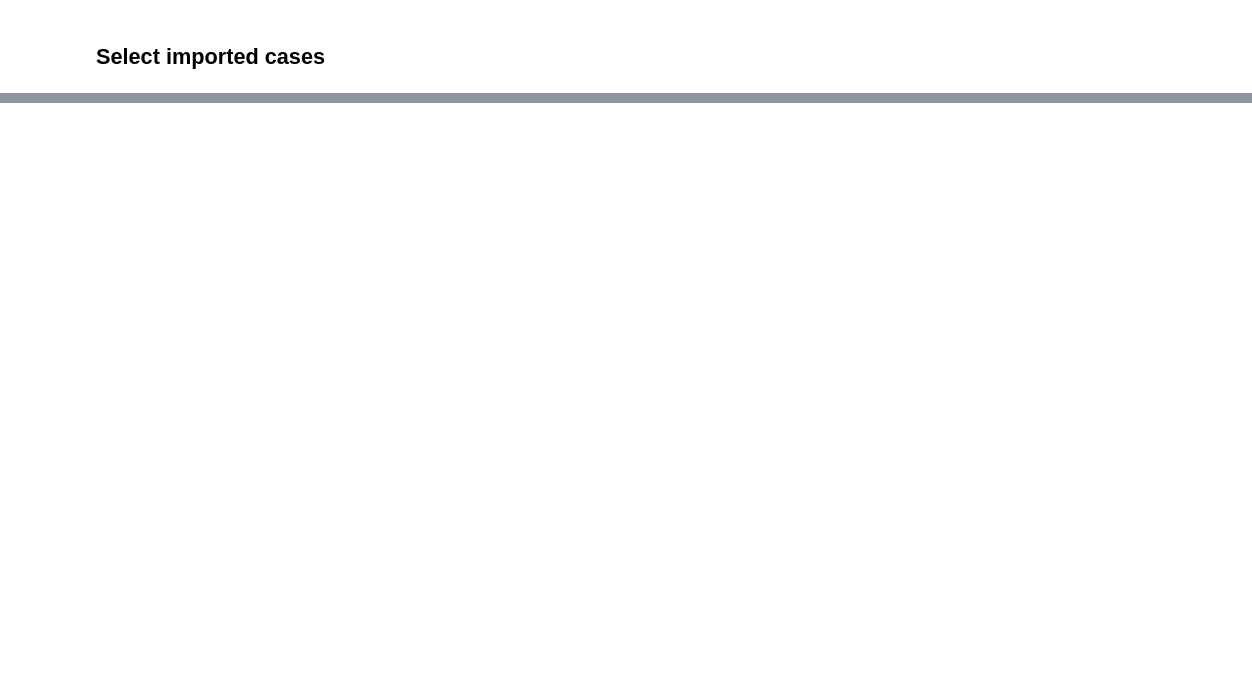
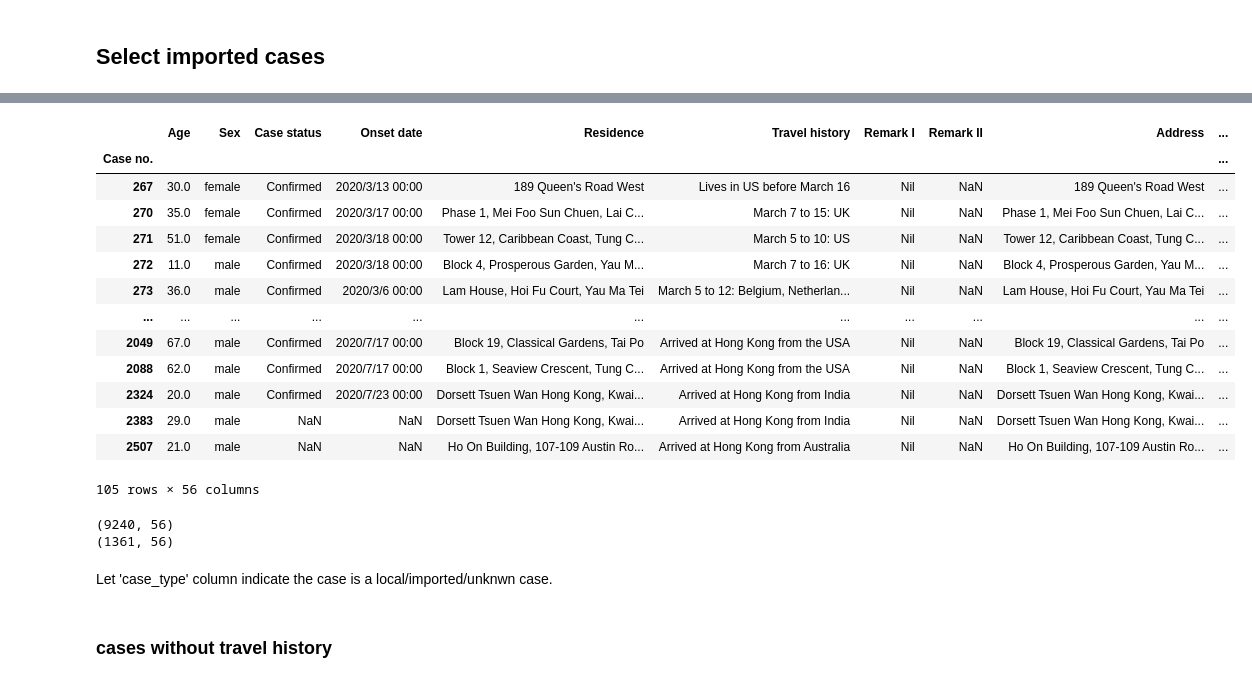
Before and after one commit to BoboFrost/covid_risk_tpu_regression, a Jupyter notebook: ratio_preprocessing.ipynb, the cells around one changed output, grey strips where cells are left out. Saved outputs shown, nothing was run; the diff lists cells and outputs as text; code cells hidden in the pictures; blank space fills up the shorter version.

```diff
--- a/ratio_preprocessing.ipynb
+++ b/ratio_preprocessing.ipynb
@@ -67,3 +47,5 @@ tpu_count['Vulnerable population ratio'] = (tpu_count['< 15 '] + tpu_count['65+
 tpu_count.to_csv('F:\python\TPU_data\covid_TPU_count_selected_normalized.csv')
 # %% [markdown]
 ## Select imported cases
+# %%
+df = pd.read_csv('covid_case_TPU_selected.csv', index_col=0)
@@ -69,0 +80,25 @@ tpu_count.to_csv('F:\python\TPU_data\covid_TPU_count_selected_normalized.csv')
+# %%
+df.loc[(df['Travel history']!='Nil')&(df['Remark I']=='Nil'),:]
+# %% [output]
+|  | Age | Sex | Case status | Onset date | Residence | Travel history | Remark I | Remark II | Address | ... |
+| Case no. |  |  |  |  |  |  |  |  |  | ... |
+| 267 | 30.0 | female | Confirmed | 2020/3/13 00:00 | 189 Queen's Road West | Lives in US before March 16 | Nil | NaN | 189 Queen's Road West | ... |
+| 270 | 35.0 | female | Confirmed | 2020/3/17 00:00 | Phase 1, Mei Foo Sun Chuen, Lai C... | March 7 to 15: UK | Nil | NaN | Phase 1, Mei Foo Sun Chuen, Lai C... | ... |
+| 271 | 51.0 | female | Confirmed | 2020/3/18 00:00 | Tower 12, Caribbean Coast, Tung C... | March 5 to 10: US | Nil | NaN | Tower 12, Caribbean Coast, Tung C... | ... |
+| 272 | 11.0 | male | Confirmed | 2020/3/18 00:00 | Block 4, Prosperous Garden, Yau M... | March 7 to 16: UK | Nil | NaN | Block 4, Prosperous Garden, Yau M... | ... |
+| 273 | 36.0 | male | Confirmed | 2020/3/6 00:00 | Lam House, Hoi Fu Court, Yau Ma Tei | March 5 to 12: Belgium, Netherlan... | Nil | NaN | Lam House, Hoi Fu Court, Yau Ma Tei | ... |
+| ... | ... | ... | ... | ... | ... | ... | ... | ... | ... | ... |
+| 2049 | 67.0 | male | Confirmed | 2020/7/17 00:00 | Block 19, Classical Gardens, Tai Po | Arrived at Hong Kong from the USA | Nil | NaN | Block 19, Classical Gardens, Tai Po | ... |
+| 2088 | 62.0 | male | Confirmed | 2020/7/17 00:00 | Block 1, Seaview Crescent, Tung C... | Arrived at Hong Kong from the USA | Nil | NaN | Block 1, Seaview Crescent, Tung C... | ... |
+| 2324 | 20.0 | male | Confirmed | 2020/7/23 00:00 | Dorsett Tsuen Wan Hong Kong, Kwai... | Arrived at Hong Kong from India | Nil | NaN | Dorsett Tsuen Wan Hong Kong, Kwai... | ... |
+| 2383 | 29.0 | male | NaN | NaN | Dorsett Tsuen Wan Hong Kong, Kwai... | Arrived at Hong Kong from India | Nil | NaN | Dorsett Tsuen Wan Hong Kong, Kwai... | ... |
+| 2507 | 21.0 | male | NaN | NaN | Ho On Building, 107-109 Austin Ro... | Arrived at Hong Kong from Australia | Nil | NaN | Ho On Building, 107-109 Austin Ro... | ... |
+105 rows × 56 columns
+# %%
+print(local_case.shape)
+print(travel_case.shape)
+# %% [output]
+(9240, 56)
+(1361, 56)
+# %% [markdown]
+Let 'case_type' column indicate the case is a local/imported/unknwn case.
@@ -69,0 +107,2 @@ tpu_count.to_csv('F:\python\TPU_data\covid_TPU_count_selected_normalized.csv')
+# %% [markdown]
+### cases without travel history
```
Also changed, not shown: parts of 46 cells of this notebook.
